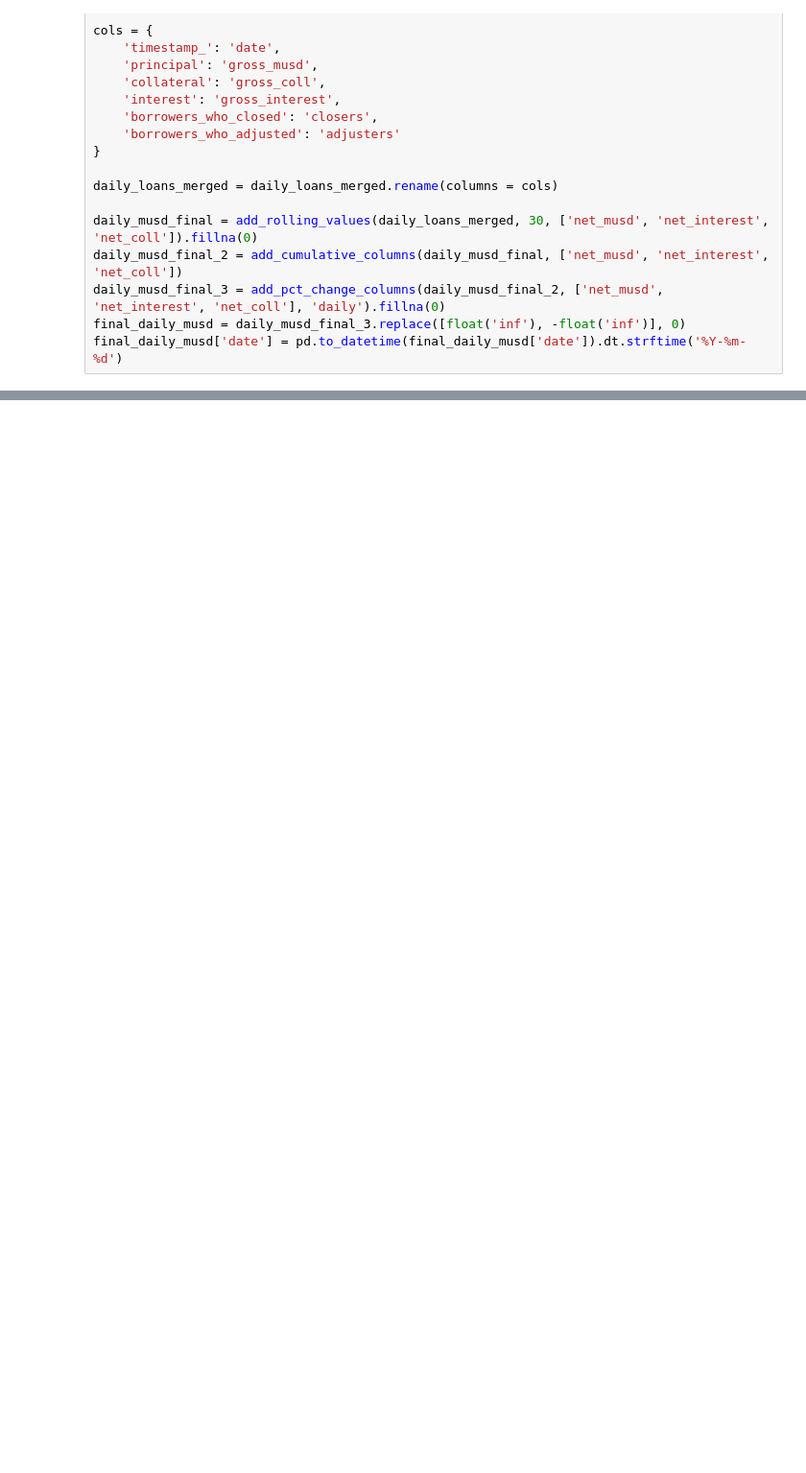
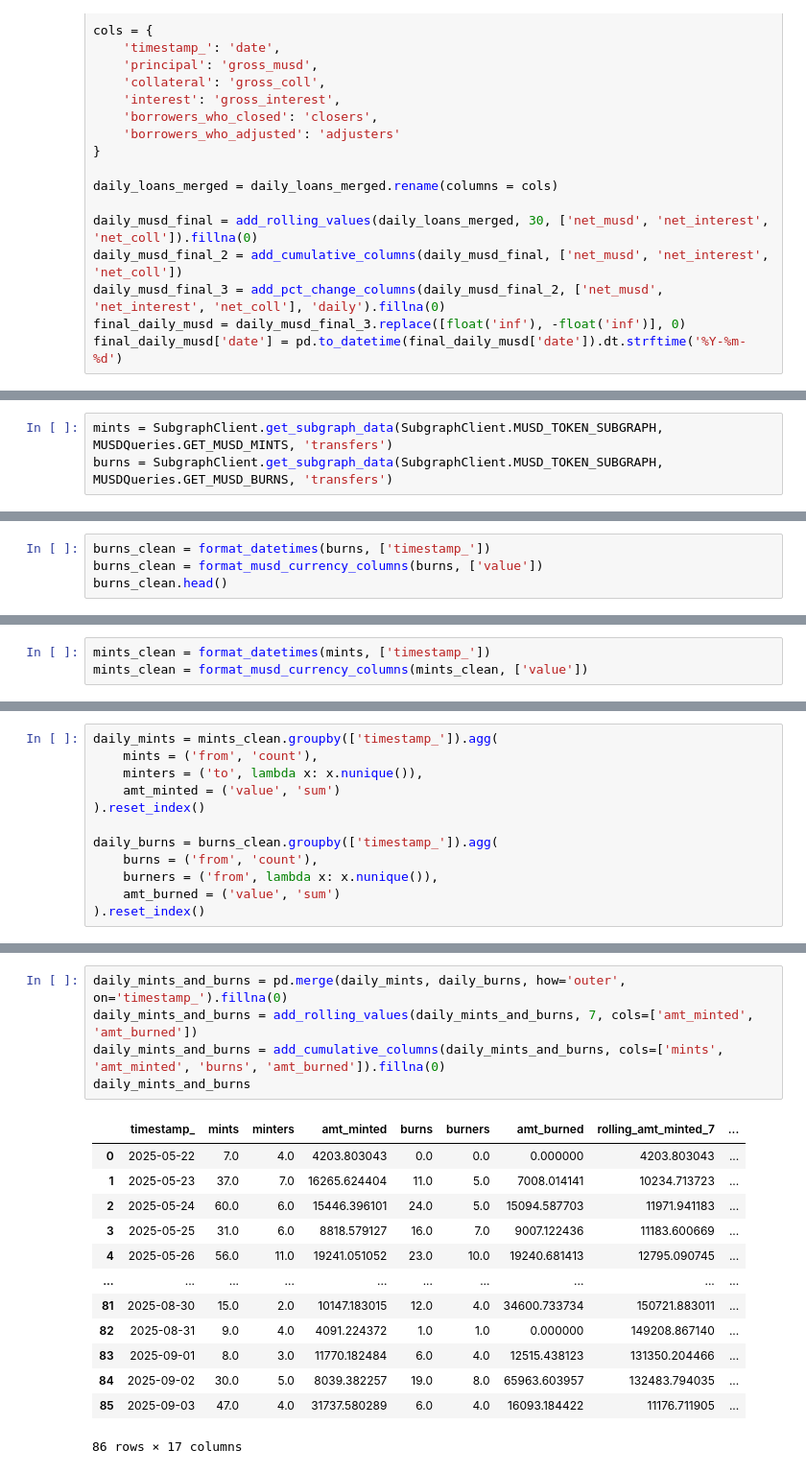
Before and after one commit to thesis/mezo-analytics, a Jupyter notebook: notebooks/musd-notebook.ipynb, the cells around one changed output, grey strips where cells are left out. Shown: that part at 96% size. Saved outputs shown, nothing was run; the diff lists cells and outputs as text; blank space fills up the shorter version.

```diff
--- a/notebooks/musd-notebook.ipynb
+++ b/notebooks/musd-notebook.ipynb
@@ -697,0 +553,3 @@ KeyboardInterrupt:
+# %%
+mints = SubgraphClient.get_subgraph_data(SubgraphClient.MUSD_TOKEN_SUBGRAPH, MUSDQueries.GET_MUSD_MINTS, 'transfers')
+burns = SubgraphClient.get_subgraph_data(SubgraphClient.MUSD_TOKEN_SUBGRAPH, MUSDQueries.GET_MUSD_BURNS, 'transfers')
@@ -697,0 +578,4 @@ KeyboardInterrupt:
+# %%
+burns_clean = format_datetimes(burns, ['timestamp_'])
+burns_clean = format_musd_currency_columns(burns, ['value'])
+burns_clean.head()
@@ -697,0 +589,3 @@ KeyboardInterrupt:
+# %%
+mints_clean = format_datetimes(mints, ['timestamp_'])
+mints_clean = format_musd_currency_columns(mints_clean, ['value'])
@@ -697,0 +608,12 @@ KeyboardInterrupt:
+# %%
+daily_mints = mints_clean.groupby(['timestamp_']).agg(
+    mints = ('from', 'count'),
+    minters = ('to', lambda x: x.nunique()),
+    amt_minted = ('value', 'sum')
+).reset_index()
+
+daily_burns = burns_clean.groupby(['timestamp_']).agg(
+    burns = ('from', 'count'),
+    burners = ('from', lambda x: x.nunique()),
+    amt_burned = ('value', 'sum')
+).reset_index()
@@ -697,0 +649,19 @@ KeyboardInterrupt:
+# %%
+daily_mints_and_burns = pd.merge(daily_mints, daily_burns, how='outer', on='timestamp_').fillna(0)
+daily_mints_and_burns = add_rolling_values(daily_mints_and_burns, 7, cols=['amt_minted', 'amt_burned'])
+daily_mints_and_burns = add_cumulative_columns(daily_mints_and_burns, cols=['mints', 'amt_minted', 'burns', 'amt_burned']).fillna(0)
+daily_mints_and_burns
+# %% [output]
+|  | timestamp_ | mints | minters | amt_minted | burns | burners | amt_burned | rolling_amt_minted_7 | ... |
+| 0 | 2025-05-22 | 7.0 | 4.0 | 4203.803043 | 0.0 | 0.0 | 0.000000 | 4203.803043 | ... |
+| 1 | 2025-05-23 | 37.0 | 7.0 | 16265.624404 | 11.0 | 5.0 | 7008.014141 | 10234.713723 | ... |
+| 2 | 2025-05-24 | 60.0 | 6.0 | 15446.396101 | 24.0 | 5.0 | 15094.587703 | 11971.941183 | ... |
+| 3 | 2025-05-25 | 31.0 | 6.0 | 8818.579127 | 16.0 | 7.0 | 9007.122436 | 11183.600669 | ... |
+| 4 | 2025-05-26 | 56.0 | 11.0 | 19241.051052 | 23.0 | 10.0 | 19240.681413 | 12795.090745 | ... |
+| ... | ... | ... | ... | ... | ... | ... | ... | ... | ... |
+| 81 | 2025-08-30 | 15.0 | 2.0 | 10147.183015 | 12.0 | 4.0 | 34600.733734 | 150721.883011 | ... |
+| 82 | 2025-08-31 | 9.0 | 4.0 | 4091.224372 | 1.0 | 1.0 | 0.000000 | 149208.867140 | ... |
+| 83 | 2025-09-01 | 8.0 | 3.0 | 11770.182484 | 6.0 | 4.0 | 12515.438123 | 131350.204466 | ... |
+| 84 | 2025-09-02 | 30.0 | 5.0 | 8039.382257 | 19.0 | 8.0 | 65963.603957 | 132483.794035 | ... |
+| 85 | 2025-09-03 | 47.0 | 4.0 | 31737.580289 | 6.0 | 4.0 | 16093.184422 | 11176.711905 | ... |
+86 rows × 17 columns
```
Also changed, not shown: parts of 30 cells of this notebook, 9 other files.
